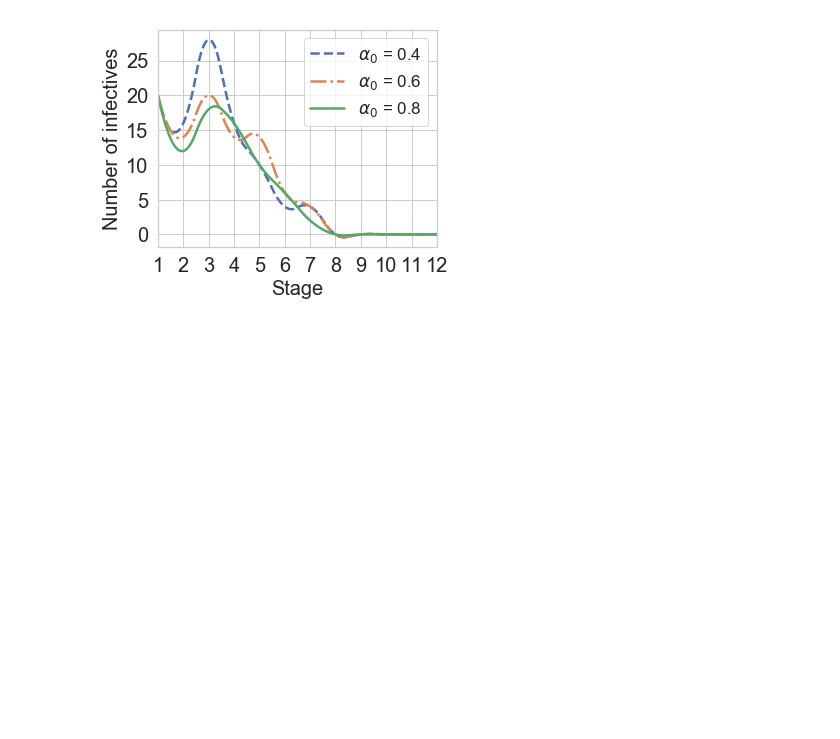
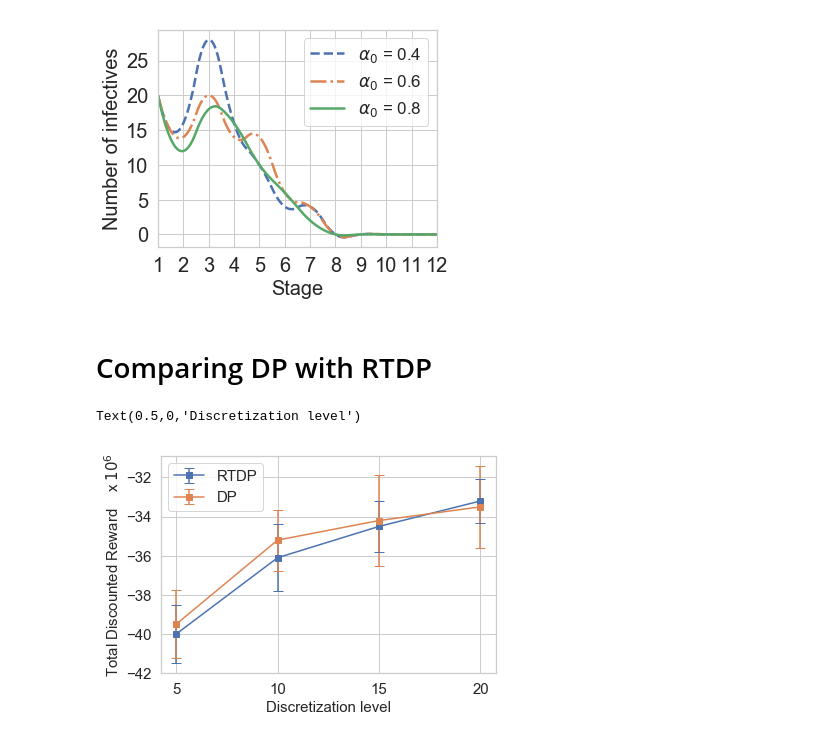
Before and after one commit to kadysongbb/drmdp, a Jupyter notebook: 20210629_plot.ipynb, the cells around one changed output. Drawn from its saved outputs; the diff is of its cells as text; code cells hidden in the pictures; blank space fills up the shorter version.

```diff
--- a/20210629_plot.ipynb
+++ b/20210629_plot.ipynb
@@ -597,3 +637,34 @@ plt.xlabel('Stage', fontsize = 20)
 # %% [output]
 Text(0.5,0,'Stage')
 [figure]
+# %% [markdown]
+# Comparing DP with RTDP
+# %%
+from scipy.interpolate import interp1d
+import numpy as np
+import matplotlib.pyplot as plt
+import seaborn as sns
+
+sns.set()
+sns.set_style("whitegrid")
+
+rtdp_avg_reward = [-40, -36.1, -34.5, -33.2]
+rtdp_std = [1.5, 1.7, 1.3, 1.1]
+dp_avg_reward = [-39.5, -35.2, -34.2, -33.5]
+dp_std = [1.73, 1.56, 2.31, 2.1]
+
+x = [5,10,15,20]
+
+plt.figure()
+plt.errorbar(x, rtdp_avg_reward, rtdp_std, label = 'RTDP', marker='s', capsize = 5, color = blue)
+plt.errorbar(x, dp_avg_reward, dp_std, label = 'DP', marker='s', capsize = 5, color = orange)
+
+plt.legend(fontsize = 15)
+plt.xticks([5, 10, 15, 20])
+plt.xticks(fontsize= 15)
+plt.yticks(fontsize= 15)
+plt.ylabel('Total Discounted Reward    x $10^6$', fontsize = 15)
+plt.xlabel('Discretization level', fontsize = 15)
+# %% [output]
+Text(0.5,0,'Discretization level')
+[figure, added]
```
Also changed, not shown: parts of 6 cells of this notebook.
